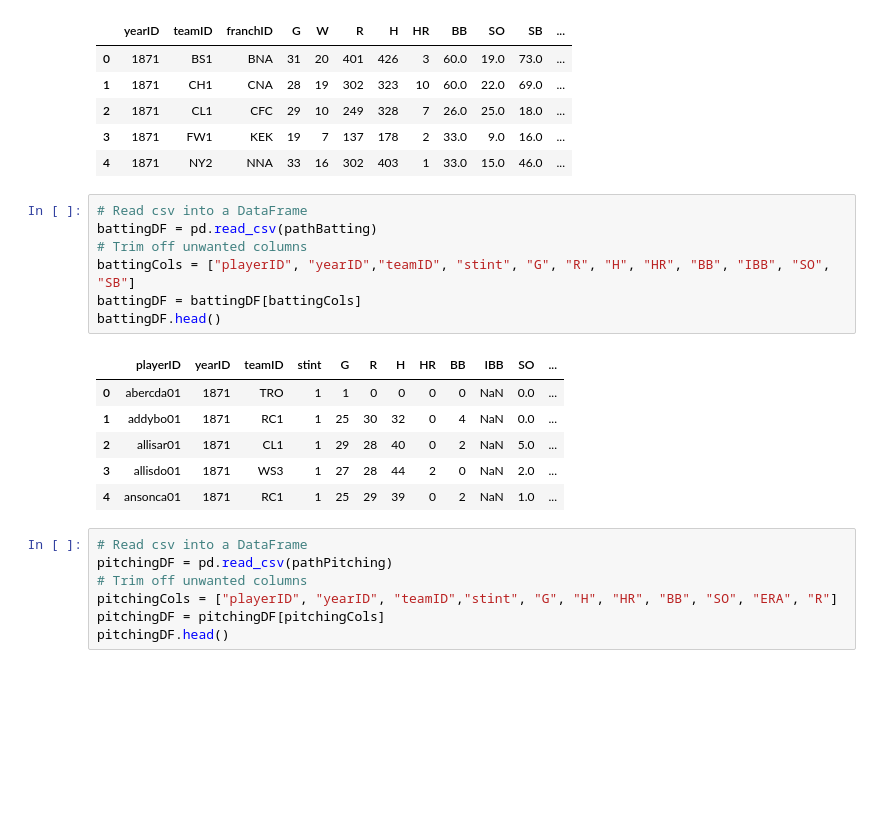
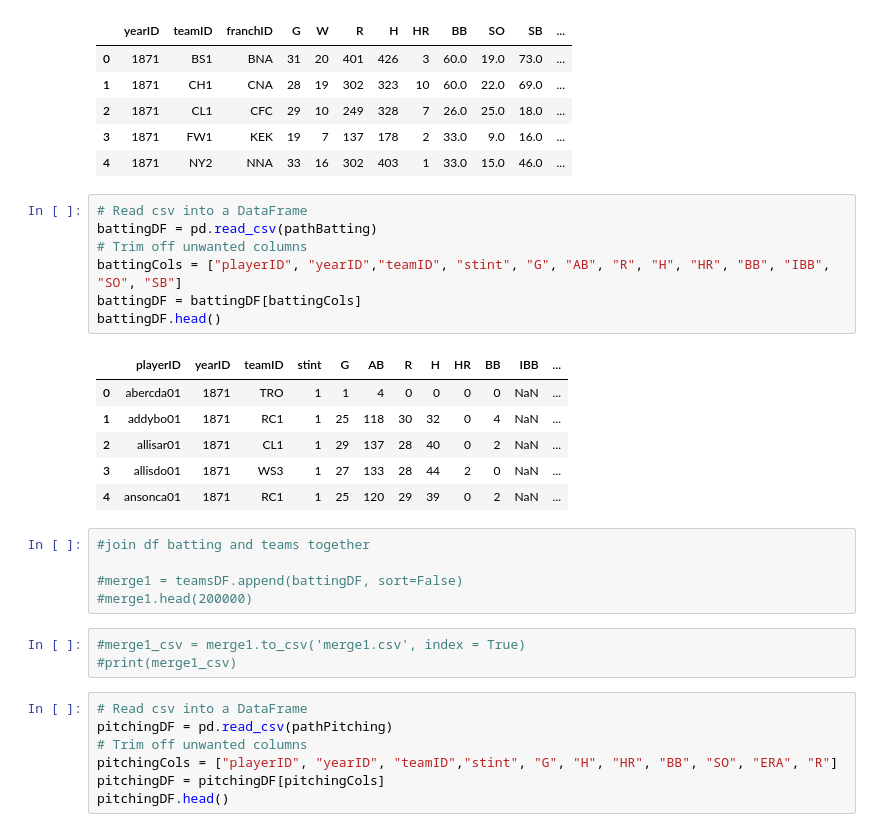
Before and after one commit to abasaltr/Baseball_Learning, a Jupyter notebook: baseball-v1/sandbox/jeremy/DBSetUp.ipynb, the cells around one changed output. Saved outputs shown, nothing was run; the diff lists cells and outputs as text; blank space fills up the shorter version.

```diff
--- a/baseball-v1/sandbox/jeremy/DBSetUp.ipynb
+++ b/baseball-v1/sandbox/jeremy/DBSetUp.ipynb
@@ -40,17 +50,25 @@ teamsDF.head()
 # %%
 # Read csv into a DataFrame
 battingDF = pd.read_csv(pathBatting)
 # Trim off unwanted columns
-battingCols = ["playerID", "yearID","teamID", "stint", "G", "R", "H", "HR", "BB", "IBB", "SO", "SB"]
+battingCols = ["playerID", "yearID","teamID", "stint", "G", "AB", "R", "H", "HR", "BB", "IBB", "SO", "SB"]
 battingDF = battingDF[battingCols]
 battingDF.head()
 # %% [output]
-|  | playerID | yearID | teamID | stint | G | R | H | HR | BB | IBB | SO | ... |
-| 0 | abercda01 | 1871 | TRO | 1 | 1 | 0 | 0 | 0 | 0 | NaN | 0.0 | ... |
-| 1 | addybo01 | 1871 | RC1 | 1 | 25 | 30 | 32 | 0 | 4 | NaN | 0.0 | ... |
-| 2 | allisar01 | 1871 | CL1 | 1 | 29 | 28 | 40 | 0 | 2 | NaN | 5.0 | ... |
-| 3 | allisdo01 | 1871 | WS3 | 1 | 27 | 28 | 44 | 2 | 0 | NaN | 2.0 | ... |
-| 4 | ansonca01 | 1871 | RC1 | 1 | 25 | 29 | 39 | 0 | 2 | NaN | 1.0 | ... |
+|  | playerID | yearID | teamID | stint | G | AB | R | H | HR | BB | IBB | ... |
+| 0 | abercda01 | 1871 | TRO | 1 | 1 | 4 | 0 | 0 | 0 | 0 | NaN | ... |
+| 1 | addybo01 | 1871 | RC1 | 1 | 25 | 118 | 30 | 32 | 0 | 4 | NaN | ... |
+| 2 | allisar01 | 1871 | CL1 | 1 | 29 | 137 | 28 | 40 | 0 | 2 | NaN | ... |
+| 3 | allisdo01 | 1871 | WS3 | 1 | 27 | 133 | 28 | 44 | 2 | 0 | NaN | ... |
+| 4 | ansonca01 | 1871 | RC1 | 1 | 25 | 120 | 29 | 39 | 0 | 2 | NaN | ... |
+# %%
+#join df batting and teams together
+
+#merge1 = teamsDF.append(battingDF, sort=False)
+#merge1.head(200000)
+# %%
+#merge1_csv = merge1.to_csv('merge1.csv', index = True)
+#print(merge1_csv)
 # %%
 # Read csv into a DataFrame
 pitchingDF = pd.read_csv(pathPitching)
```
Also changed, not shown: parts of 13 cells of this notebook, 12 other files.
